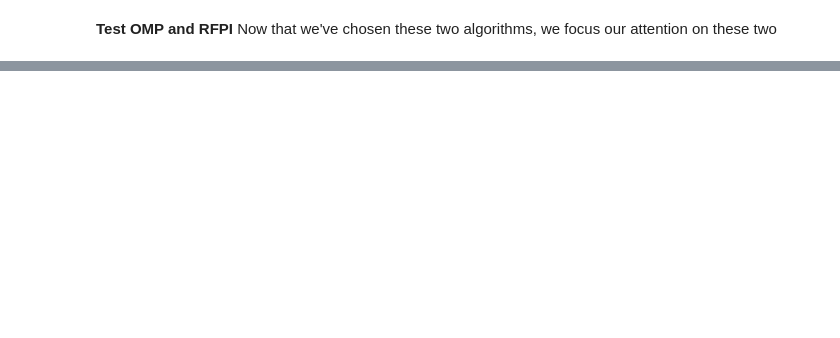
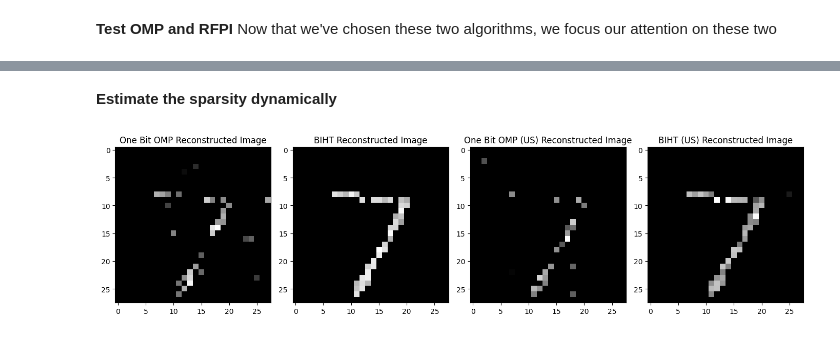
Before and after one commit to josephine-king/EE4740_ImageCompression, a Jupyter notebook: image_compression.ipynb, the cells around one changed output, grey strips where cells are left out. Cells and saved outputs as stored; diff of their text form; code cells hidden in the pictures; blank space fills up the shorter version.

```diff
--- a/image_compression.ipynb
+++ b/image_compression.ipynb
@@ -507,0 +504,10 @@ plt.show()
+# %% [markdown]
+**Estimate the sparsity dynamically**
+# %%
+cosine_sim_omp_us, mses_omp_us, missed_coeffs_omp_us, misided_coeffs_omp_us, curr_data, estimate_omp_us, convergence_omp_us = test_algo("one_bit_omp", num_img, sparse_data, meas_matrix_dims, 1e-5, 0.1, 10, False, 1e-7, 1000)
+cosine_sim_biht_us, mses_biht_us, missed_coeffs_biht_us, misided_coeffs_biht_us, curr_data, estimate_biht_us, convergence_biht_us = test_algo("biht", num_img, sparse_data, meas_matrix_dims, 1e-5, 0.1, 10, False, 1e-7, 1000)
+
+
+plot_algos([estimate_omp, estimate_biht, estimate_omp_us, estimate_biht_us], ["One Bit OMP Reconstructed Image", "BIHT Reconstructed Image",  "One Bit OMP (US) Reconstructed Image", "BIHT (US) Reconstructed Image"])
+# %% [output]
+[figure, added]
```
Also changed, not shown: parts of 7 cells of this notebook.
